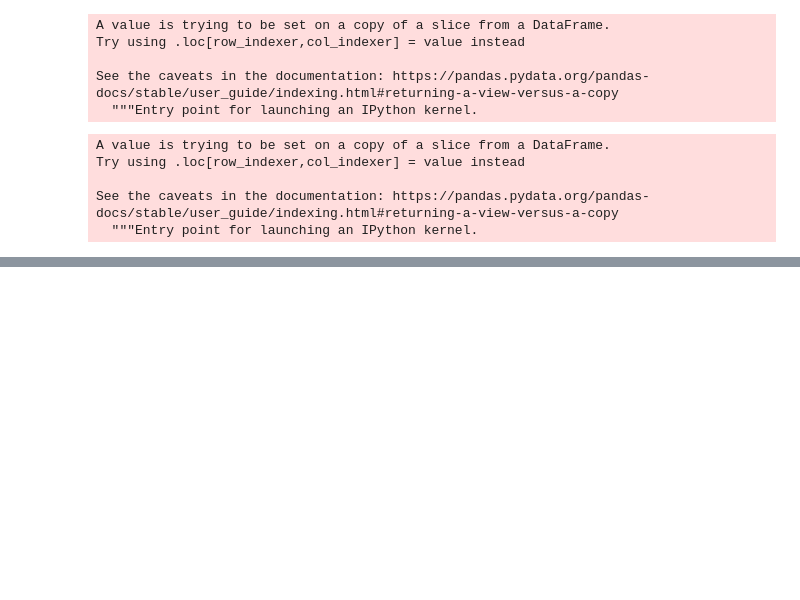
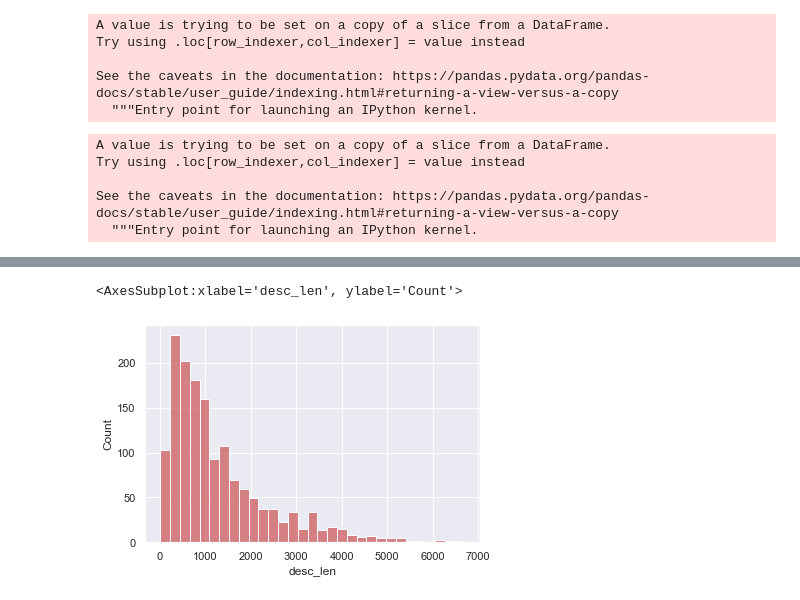
Before and after one commit to vanessadlafp/Rent_predictor_MTL, a Jupyter notebook: data_eda.ipynb, the cells around one changed output, grey strips where cells are left out. Saved outputs shown, nothing was run; the diff lists cells and outputs as text; code cells hidden in the pictures; blank space fills up the shorter version.

```diff
--- a/data_eda.ipynb
+++ b/data_eda.ipynb
@@ -285,3 +274,6 @@ data_outliers.head(5)
 | 1505844985 | DDO @ 514-683-2252 - 4.5 Unit | 1100.0 | Renovated building Heated, hot wa... | 4452 DES SOURCES, DOLLAD DES ORME... | https://www.kijiji.ca/v-apparteme... | apartment | 2 | NaN | ... |
 | 1569642212 | Condo for rent | 1600.0 | Spacious and modern 4 1/2 for ren... | 4885 BOUL HENRI-BOURASSA O, SAINT... | https://www.kijiji.ca/v-apparteme... | apartment | 2 | NaN | ... |
 5 rows × 21 columns
+# %%
+data_outliers['desc_len'] = data_outliers['Description'].apply(lambda x: len(x))
+data_outliers['desc_len']
@@ -287,0 +299,5 @@ data_outliers.head(5)
+# %%
+sns.histplot(data_outliers['desc_len'],color='indianred')
+# %% [output]
+<AxesSubplot:xlabel='desc_len', ylabel='Count'>
+[figure, added]
```
Also changed, not shown: parts of 16 cells of this notebook, 1 other file.
